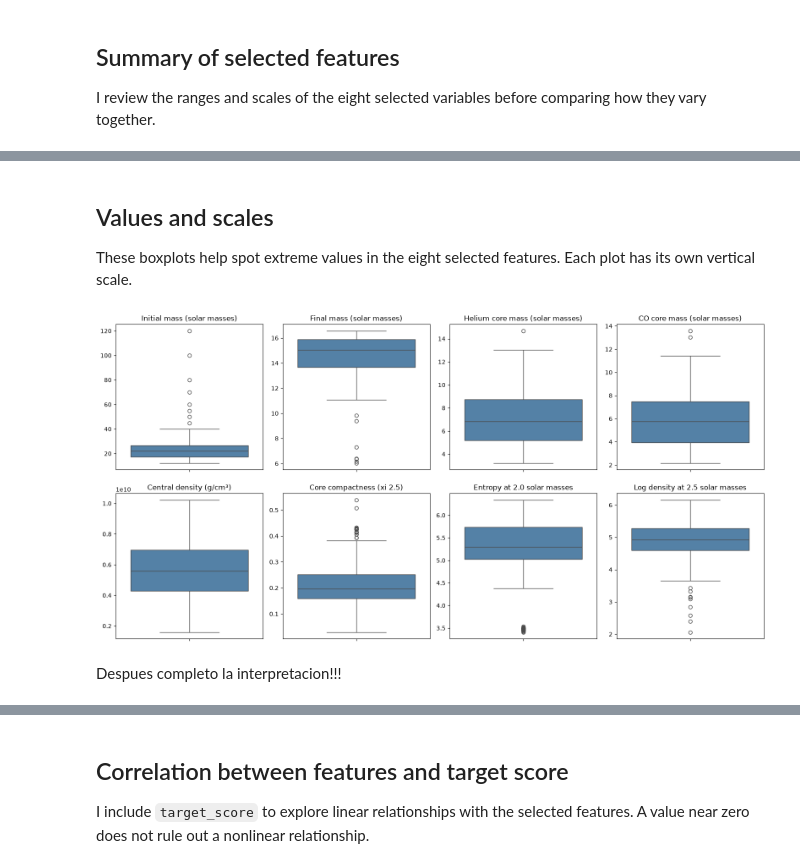
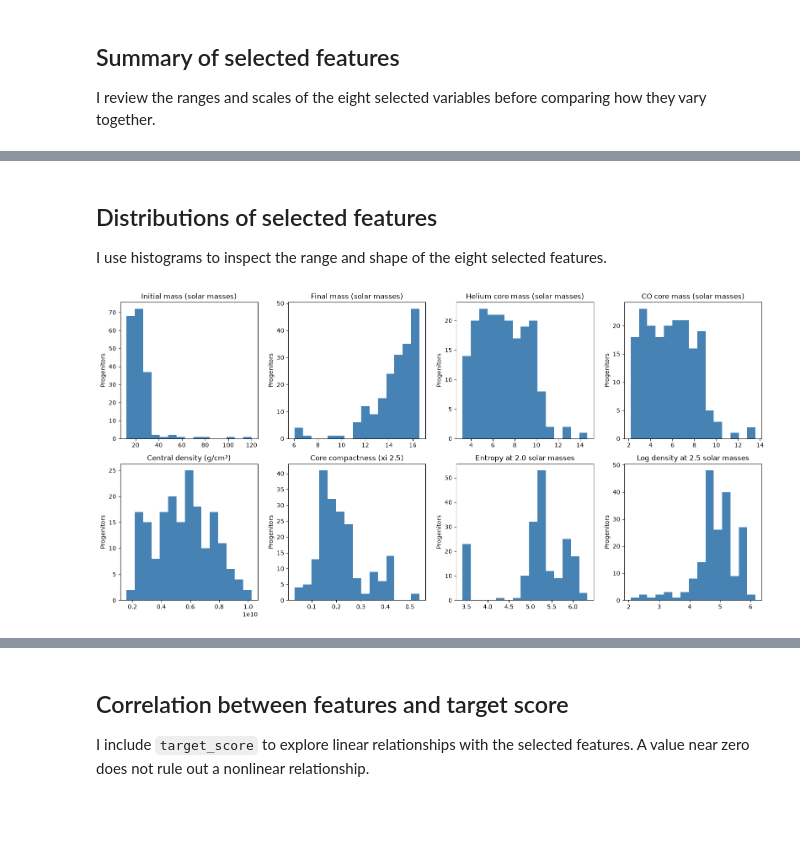
Before and after one commit to FedeMoroni/stellar-collapse-classification, a Jupyter notebook: notebooks/01_eda.ipynb, the cells around one changed output, grey strips where cells are left out. Cells and saved outputs as stored; diff of their text form; code cells hidden in the pictures; blank space fills up the shorter version.

```diff
--- a/notebooks/01_eda.ipynb
+++ b/notebooks/01_eda.ipynb
@@ -235,20 +246,19 @@ display(eda_data[list(selected_features)].describe().T)
 | xi_2p5 | 187.0 | 2.213852e-01 | 9.645163e-02 | 2.954176e-02 | 1.594045e-01 | 1.960455e-01 | 2.523476e-01 | 5.389015e-01 |
 | entropy_at_2p0_msun | 187.0 | 5.186911e+00 | 7.381165e-01 | 3.409459e+00 | 5.028996e+00 | 5.292712e+00 | 5.736775e+00 | 6.338745e+00 |
 | log10_density_at_2p5_msun | 187.0 | 4.884837e+00 | 6.716980e-01 | 2.062898e+00 | 4.592126e+00 | 4.920163e+00 | 5.285125e+00 | 6.158803e+00 |
-# %% [markdown]
-## Values and scales
-
-These boxplots help spot extreme values in the eight selected features. Each plot has its own vertical scale.
+# %% [markdown]
+## Distributions of selected features
+
+I use histograms to inspect the range and shape of the eight selected features.
 # %%
 fig, axes = plt.subplots(2, 4, figsize=(16, 8))
 for ax, (column, label) in zip(axes.flat, selected_features.items()):
-    sns.boxplot(y=eda_data[column], ax=ax, color="steelblue")
+    ax.hist(eda_data[column], bins=15, color="steelblue")
     ax.set_title(label)
-    ax.set_ylabel("")
+    ax.set_xlabel("")
+    ax.set_ylabel("Progenitors")
 
 fig.tight_layout()
 plt.show()
 # %% [output]
-[figure, old version]
+[figure, new version]
-# %% [markdown]
-Despues completo la interpretacion!!!
```
Also changed, not shown: parts of 10 cells of this notebook, 3 other files.
